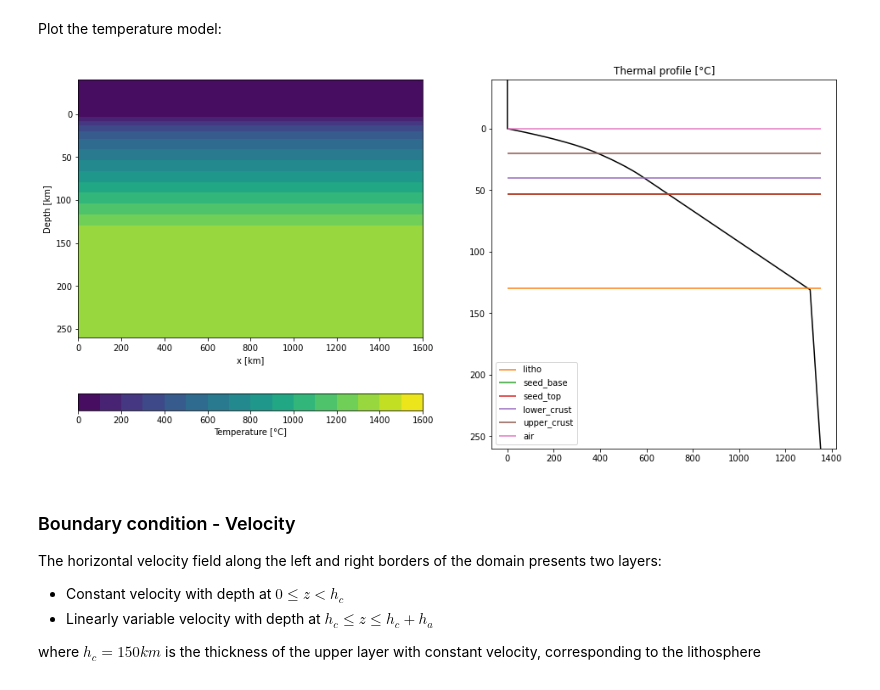
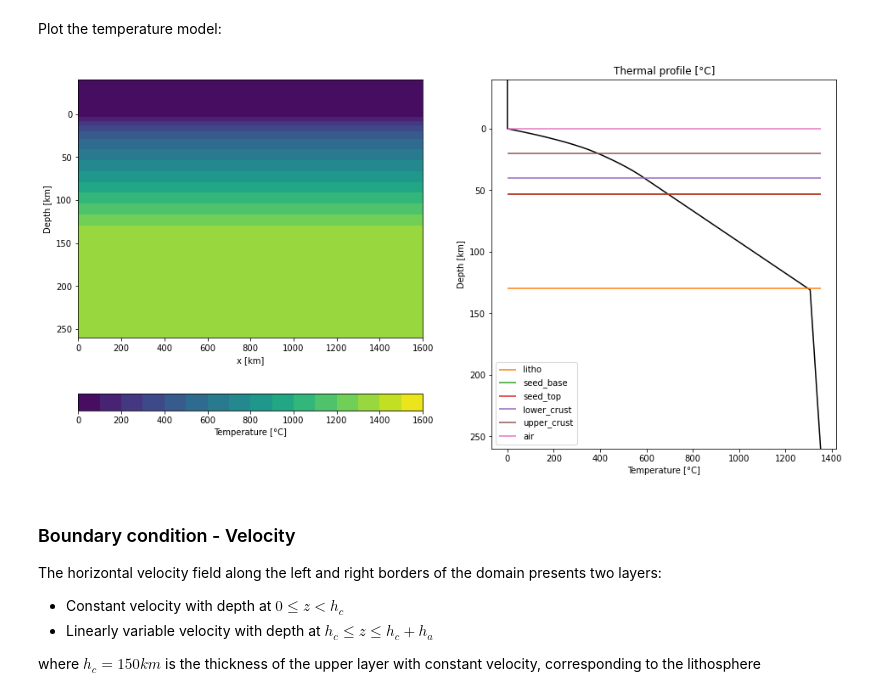
Before and after one commit to ggciag/mandyoc, a Jupyter notebook: examples/continental_rift/create_input_and_plot.ipynb, the cells around one changed output. Drawn from its saved outputs; the diff is of its cells as text; code cells hidden in the pictures.

```diff
--- a/examples/continental_rift/create_input_and_plot.ipynb
+++ b/examples/continental_rift/create_input_and_plot.ipynb
@@ -252,34 +252,36 @@ im1 = ax0.contourf(
     levels=np.arange(0, 1610, 100)
     )
 
 ax0.set_ylim((Lz - thickness_sa) / 1.0e3, -thickness_sa / 1e3)
 ax0.set_ylabel("Depth [km]")
 ax0.set_xlabel("x [km]")
 cbar = fig.colorbar(im1, orientation='horizontal', ax=ax0)
 cbar.set_label("Temperature [°C]")
 
 # Profile:
 ax1.set_title("Thermal profile [°C]")
 ax1.plot(temp_z[:, 0], (z - thickness_sa) / 1.0e3, "-k")
 # Add interfaces:
 code = 0
 for label in list(interfaces.keys()):
     code += 1
     color = "C" + str(code)
     ax1.hlines(
         (interfaces[label][0] - thickness_sa) / 1.0e3,
         np.min(temp_z[:, 0]),
         np.max(temp_z[:, 0]),
         label=f"{label}",
         color=color,
     )
 
 ax1.set_ylim((Lz - thickness_sa) / 1.0e3, -thickness_sa / 1e3)
+ax1.set_xlabel("Temperature [°C]")
+ax1.set_ylabel("Depth [km]")
 
 plt.legend(loc="lower left")
 plt.show()
 # %% [output]
-[figure, old version]
+[figure, new version]
 # %% [markdown]
 ### Boundary condition - Velocity
 
```
Also changed, not shown: parts of 3 cells of this notebook, 3 other files.
